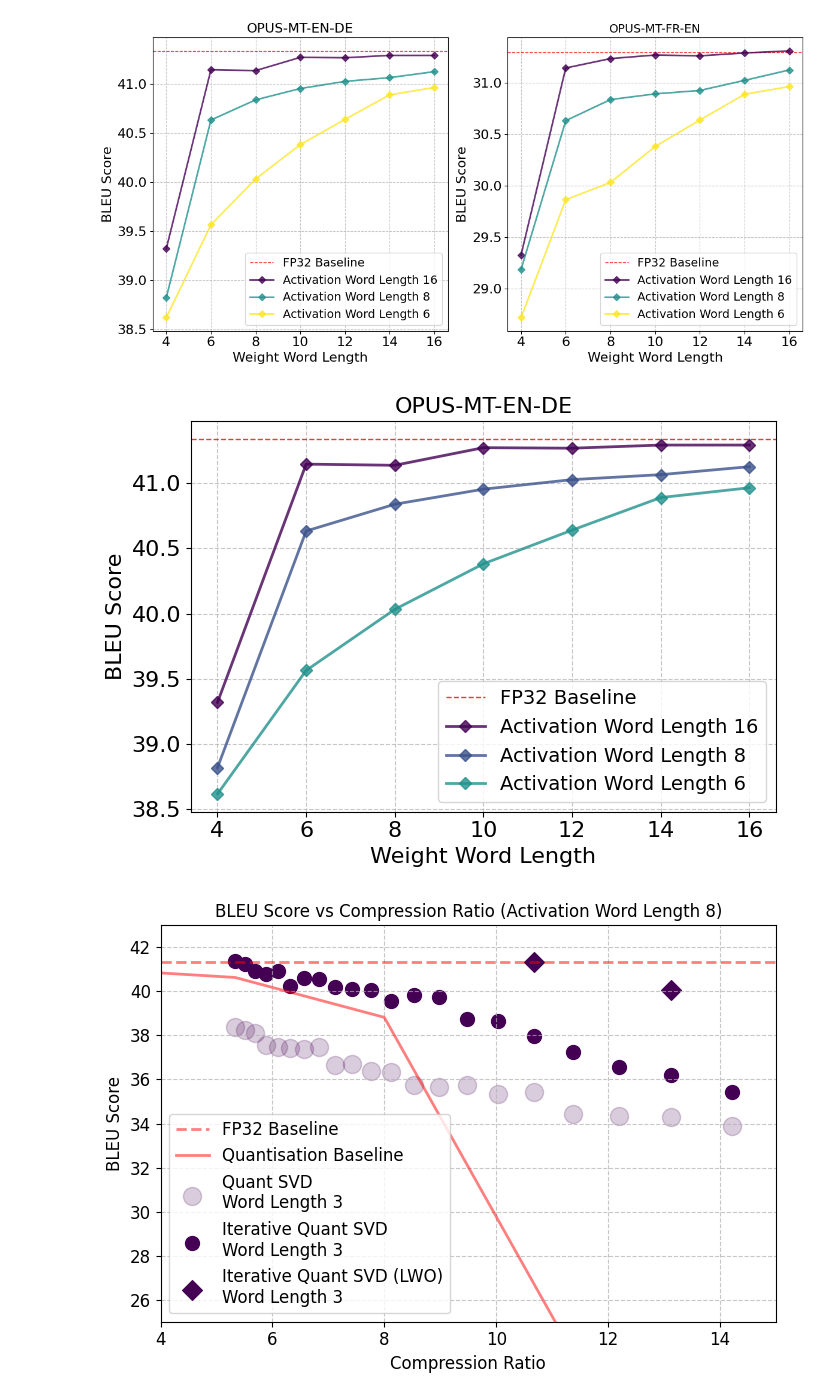
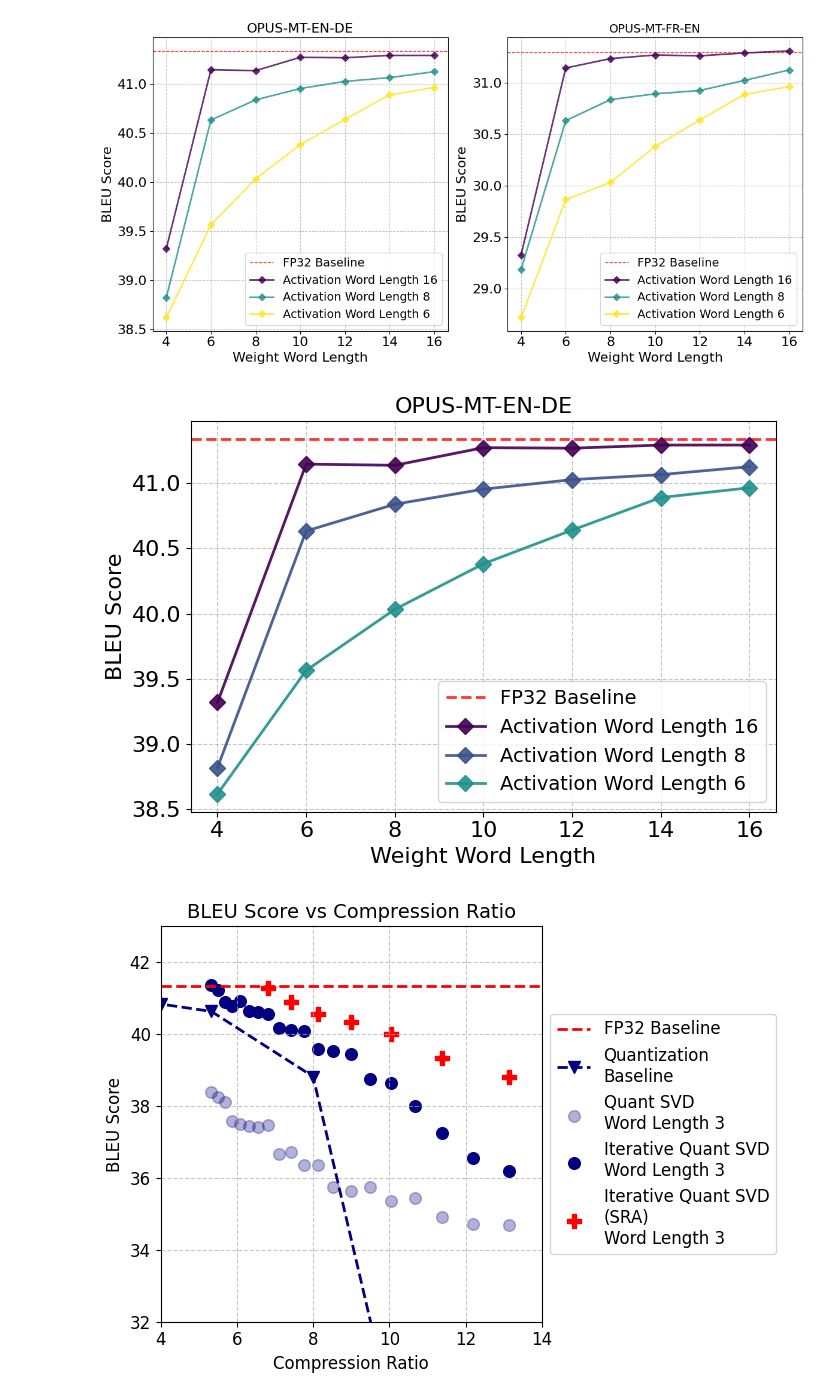
Before and after one commit to justinhuang666666/Approximate-Matrix-Vector-Multiplication, a Jupyter notebook: simulation_result/fccm.ipynb, the cells around one changed output. Saved outputs shown, nothing was run; the diff lists cells and outputs as text; code cells hidden in the pictures.

```diff
--- a/simulation_result/fccm.ipynb
+++ b/simulation_result/fccm.ipynb
@@ -119,7 +119,7 @@ tick_font_size = 16
 baseline_bleu = 41.337328250540224
 
 # Draw baseline and compression ratio reference lines
-ax1.axhline(baseline_bleu, color='red', linestyle='--', linewidth=1, alpha=0.8, label='FP32 Baseline')
+ax1.axhline(baseline_bleu, color='red', linestyle='--', linewidth=2, alpha=0.8, label='FP32 Baseline')
 
 # Set labels with increased font size
 ax1.set_title('OPUS-MT-EN-DE', fontsize=label_font_size)
@@ -145,7 +145,8 @@ for i, act_wl in enumerate(act_wls):
             (scaling_quant_result["Activation Word Length"] == act_wl)
         ]["BLEU Score (Range-Based)"],
         linewidth=2,
-        alpha=0.8,
+        alpha=0.9,
+        markersize=8,
         label=f'Activation Word Length {act_wl}',
         color=viridis(i), marker='D', linestyle='-'  # Round dots for data points
     )
@@ -162,7 +163,7 @@ plt.savefig('/Users/justin/Desktop/FCCM/section1/quantisation.png', dpi=500, bbo
 
 plt.show()
 # %% [output]
-[figure, old version]
+[figure, new version]
 # %%
 import pandas as pd
 import matplotlib.pyplot as plt
@@ -172,7 +173,7 @@ import matplotlib.cm as cm
 scaling_quant_result = pd.read_csv('quantization_inout_en_de3.csv')
 
 # Set up the plot
-plt.figure(figsize=(7, 5))
+plt.figure(figsize=(10, 5))
 baseline_bleu = 41.337328250540224
 
 # Font size for labels and ticks
@@ -180,11 +181,10 @@ label_font_size = 12
 tick_font_size = 12
 
 # Draw baseline and compression ratio reference lines
-plt.axhline(baseline_bleu, color='red', linestyle='--', linewidth=2, alpha=0.5, label='FP32 Baseline')
-plt.axvline(1, color='gray', linestyle=':', linewidth=4, alpha=0.5)
+plt.axhline(baseline_bleu, color='red', linestyle='--', linewidth=2, alpha=1, label='FP32 Baseline')
 
 # Set labels
-plt.title('BLEU Score vs Compression Ratio (Activation Word Length 8)', fontsize=label_font_size)
+plt.title('BLEU Score vs Compression Ratio', fontsize=14)
 plt.xlabel('Compression Ratio', fontsize=label_font_size)
 plt.ylabel('BLEU Score', fontsize=label_font_size)
 
@@ -201,9 +201,9 @@ plt.plot(
     scaling_quant_result[(scaling_quant_result["Activation Word Length"] == act_wl)]["Compression Ratio"],
     scaling_quant_result[(scaling_quant_result["Activation Word Length"] == act_wl)]["BLEU Score (Range-Based)"],
     linewidth=2,
-    alpha=0.5,
-    label='Quantisation Baseline',
-    color='red', linestyle='-'  # Round dots for data points
+    alpha=1,
+    label='Quantization\nBaseline',marker='v', markersize=8,
+    color='navy', linestyle='--'  # Round dots for data points
 )
 
 
@@ -235,48 +235,48 @@ for idx, (wl1, wl2) in enumerate(zip(svd_word_lengths,svd_word_lengths1)):
     plt.scatter(
         svd_data1_wl['Compression Ratio'],
         svd_data1_wl["Quant SVD BLEU (Range-Based)"],
-        s=170,
+        s=70,
         marker='o',
-        alpha=0.2,
-        color=svd_viridis(idx / len(svd_word_lengths)),
+        alpha=0.3,
+        color='navy',
         label=f'Quant SVD\nWord Length {wl1}'
     )
 
     # Scatter plot for the current word length
     plt.scatter(
         svd_data1_wl1['Compression Ratio'],
         svd_data1_wl1["Iterative Quant SVD BLEU (Range-Based)"],
-        s=100,
+        s=70,
         marker='o',
         alpha=1,
-        color=svd_viridis(idx / len(svd_word_lengths)),
+        color='navy',
         label=f'Iterative Quant SVD\nWord Length {wl2}'
     )
 
 optimal = pd.read_csv('optimal_results.csv')
 plt.scatter(
     optimal['Compression Ratio'],
     optimal["Optimal BLEU Score"],
     s=100,
-    marker='D',
+    marker='P',
     alpha=1,
-    color=svd_viridis(idx / len(svd_word_lengths)),
-    label=f'Iterative Quant SVD (LWO)\nWord Length {wl2}'
+    color='red',
+    label=f'Iterative Quant SVD(SRA)\nWord Length {wl2}'
 )
 
 
 # Add legend outside the plot
-plt.legend(loc='lower left',fontsize=12)  # Legend outside plotting area
+plt.legend(loc='upper left', fontsize=12, bbox_to_anchor=(1, 0.8))  # Legend outside plotting area
 plt.grid(linestyle='--', alpha=0.7)
-plt.xlim([4,15])
-plt.ylim([25,43])
+plt.xlim([4,14])
+plt.ylim([32,43])
 
 # Adjust layout and show the plot
 plt.tight_layout(rect=[0, 0, 1, 1])  # Leave space for legend
 
 # Save the figure to a file
 plt.savefig('/Users/justin/Desktop/FCCM/section6/svd_quant.png', dpi=500, bbox_inches='tight')  # Save as a PNG file
 
 plt.show()
 # %% [output]
-[figure, old version]
+[figure, new version]
```
Also changed, not shown: 5 other files.
